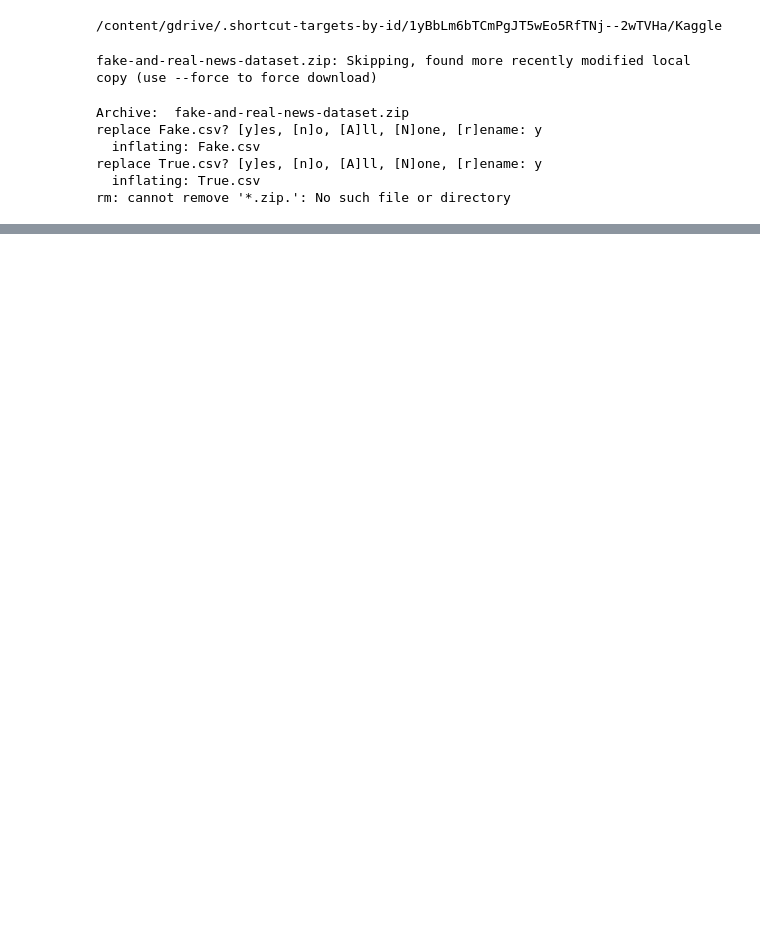
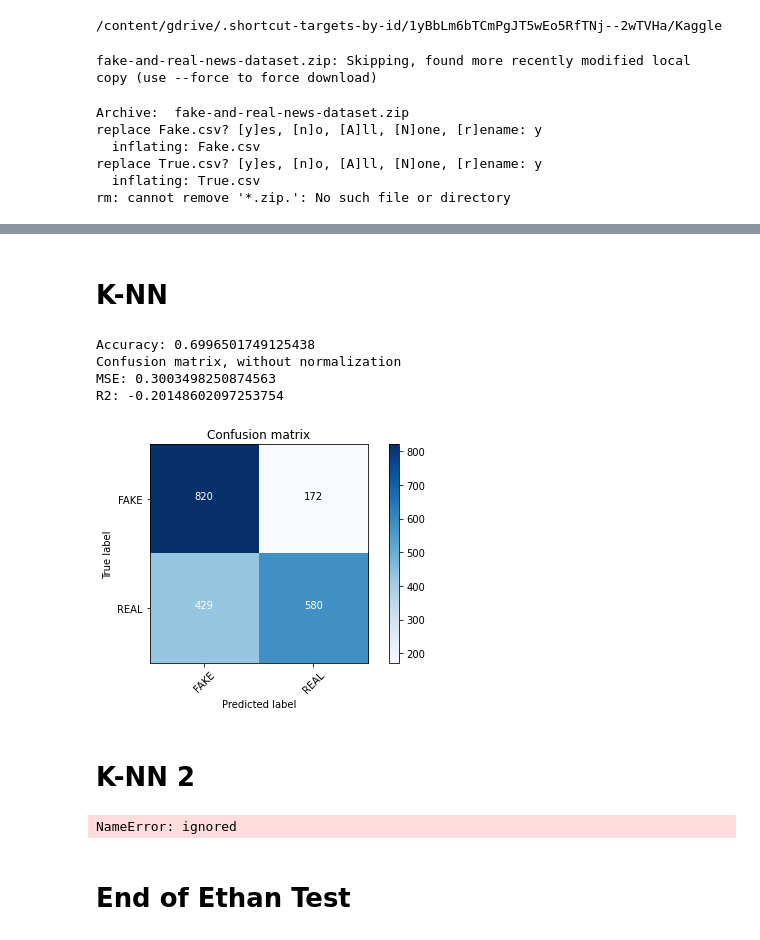
Before and after one commit to Yogesh914/fakenews, a Jupyter notebook: Fake_news_detector.ipynb, the cells around one changed output, grey strips where cells are left out. Drawn from its saved outputs; the diff is of its cells as text; code cells hidden in the pictures; blank space fills up the shorter version.

```diff
--- a/Fake_news_detector.ipynb
+++ b/Fake_news_detector.ipynb
@@ -77,0 +109,7 @@ df2.reset_index(inplace=True)
+# %%
+from sklearn.model_selection import train_test_split
+
+X=df2[['text', 'body_len', 'punct%']]
+y=df2['label']
+
+X_train, X_test, y_train, y_test = train_test_split(X,y, test_size=0.2, random_state=42)
@@ -78,3 +285,69 @@ df2.reset_index(inplace=True)
+# %% [markdown]
+# K-NN
+# %%
+from sklearn.neighbors import KNeighborsClassifier
+
+knn = KNeighborsClassifier(n_neighbors=67)
+knn.fit(X_train, y_train)
+y_pred_knn = knn.predict(X_test)
+accuracy = accuracy_score(y_test, y_pred_knn)
+print("Accuracy:", accuracy)
+
+# Making the Confusion Matrix
+from sklearn.metrics import confusion_matrix, mean_squared_error, r2_score
+cm_knn = confusion_matrix(y_test, y_pred_knn)
+plot_confusion_matrix(cm_knn, classes=['FAKE', 'REAL'])
+
+mse_knn = mean_squared_error(y_test, y_pred_knn)
+print("MSE: " + str(mse_knn))
+
+r2score_knn = r2_score(y_test, y_pred_knn)
+print("R2: " + str(r2score_knn))
+# %% [output]
+Accuracy: 0.6996501749125438
+Confusion matrix, without normalization
+MSE: 0.3003498250874563
+R2: -0.20148602097253754
+[figure, added]
+# %% [markdown]
+# K-NN 2
+# %%
+from sklearn.preprocessing import StandardScaler
+from sklearn.model_selection import cross_val_score
+import seaborn as sns
+import warnings
+warnings.simplefilter(action='ignore', category=FutureWarning)
+k_values = [i for i in range (1,100)]
+scores = []
+
+scaler = StandardScaler()
+X_vect = scaler.fit_transform(X_vect)
+
+for k in k_values:
+    knn = KNeighborsClassifier(n_neighbors=k)
+    knn.fit(X_train_vect, y_train)
+    y_pred_knn = knn.predict(X_test_vect)
+    accuracy = accuracy_score(y_test, y_pred_knn)
+    scores.append(accuracy)
+
+sns.lineplot(x = k_values, y = scores, marker = 'o')
+plt.xlabel("K Values")
+plt.ylabel("Accuracy Score")
+best_index = np.argmax(scores)
+
+best_k = k_values[best_index]
+
+knn = KNeighborsClassifier(n_neighbors=best_k)
+knn.fit(X_train_vect, y_train)
+y_pred_knn = knn.predict(X_test_vect)
+
+accuracy = accuracy_score(y_test, y_pred_knn)
+
+print("Accuracy:", accuracy)
+# %% [output]
+NameError: ignored
+# %% [markdown]
+# End of Ethan Test
 # %%
 from nltk.corpus import stopwords
 from nltk.stem.porter import PorterStemmer
```
Also changed, not shown: parts of 25 cells of this notebook.
